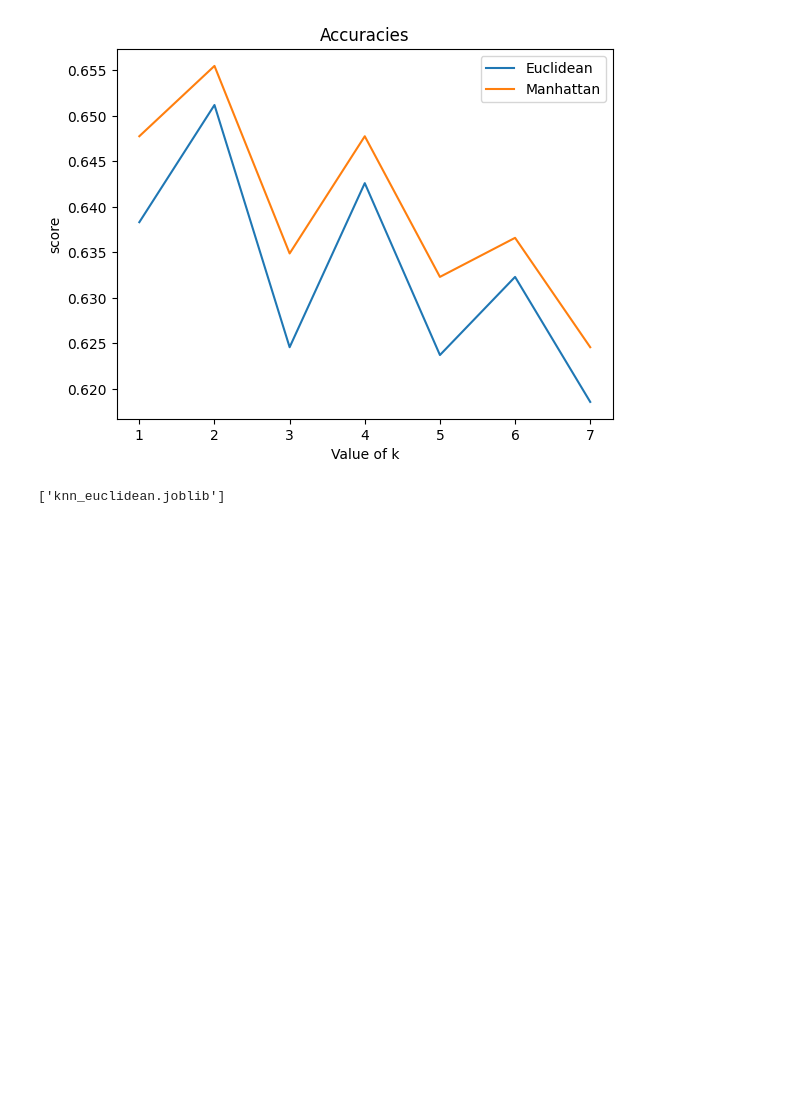
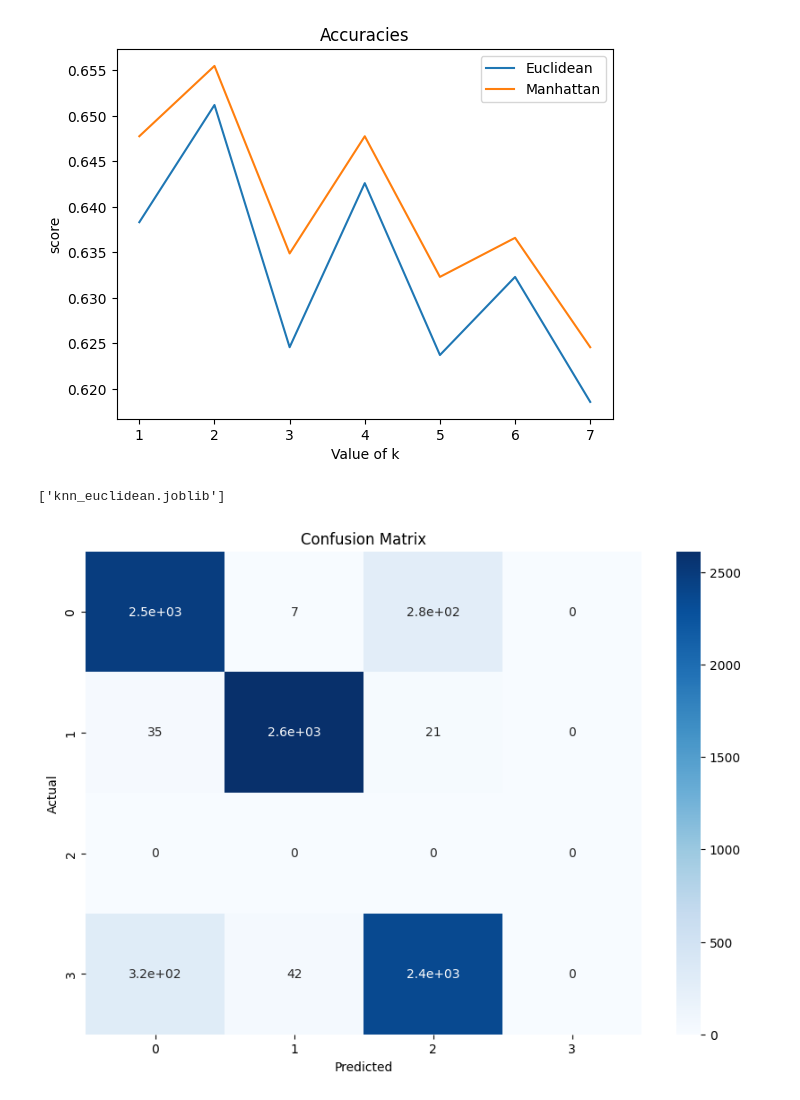
Before and after one commit to sahil-gusain/majorproject, a Jupyter notebook: KNN/KNN.ipynb, the cells around one changed output. Saved outputs shown, nothing was run; the diff lists cells and outputs as text; code cells hidden in the pictures; blank space fills up the shorter version.

```diff
--- a/KNN/KNN.ipynb
+++ b/KNN/KNN.ipynb
@@ -270,3 +269,28 @@ dump(knn_manhattan, 'knn_manhattan.joblib')
 dump(knn_euclidean, 'knn_euclidean.joblib')
 # %% [output]
 ['knn_euclidean.joblib']
+# %%
+
+knn_manhattan = load('knn_manhattan.joblib')
+
+conf_matrix_manhattan=[]
+
+for k in range(7):
+
+
+    pred_labels_manhattan=knn_manhattan.predict(test_features)
+
+
+    conf_matrix_manhattan.append(metrics.confusion_matrix(test_labels,pred_labels_manhattan))
+
+
+combined_conf_mat = np.sum(conf_matrix_manhattan, axis=0)
+
+plt.figure(figsize=(10,7))
+sns.heatmap(combined_conf_mat, annot=True, cmap='Blues')
+plt.xlabel('Predicted')
+plt.ylabel('Actual')
+plt.title('Confusion Matrix')
+plt.show()
+# %% [output]
+[figure, added]
```
Also changed, not shown: parts of 4 cells of this notebook, 14 other files.
